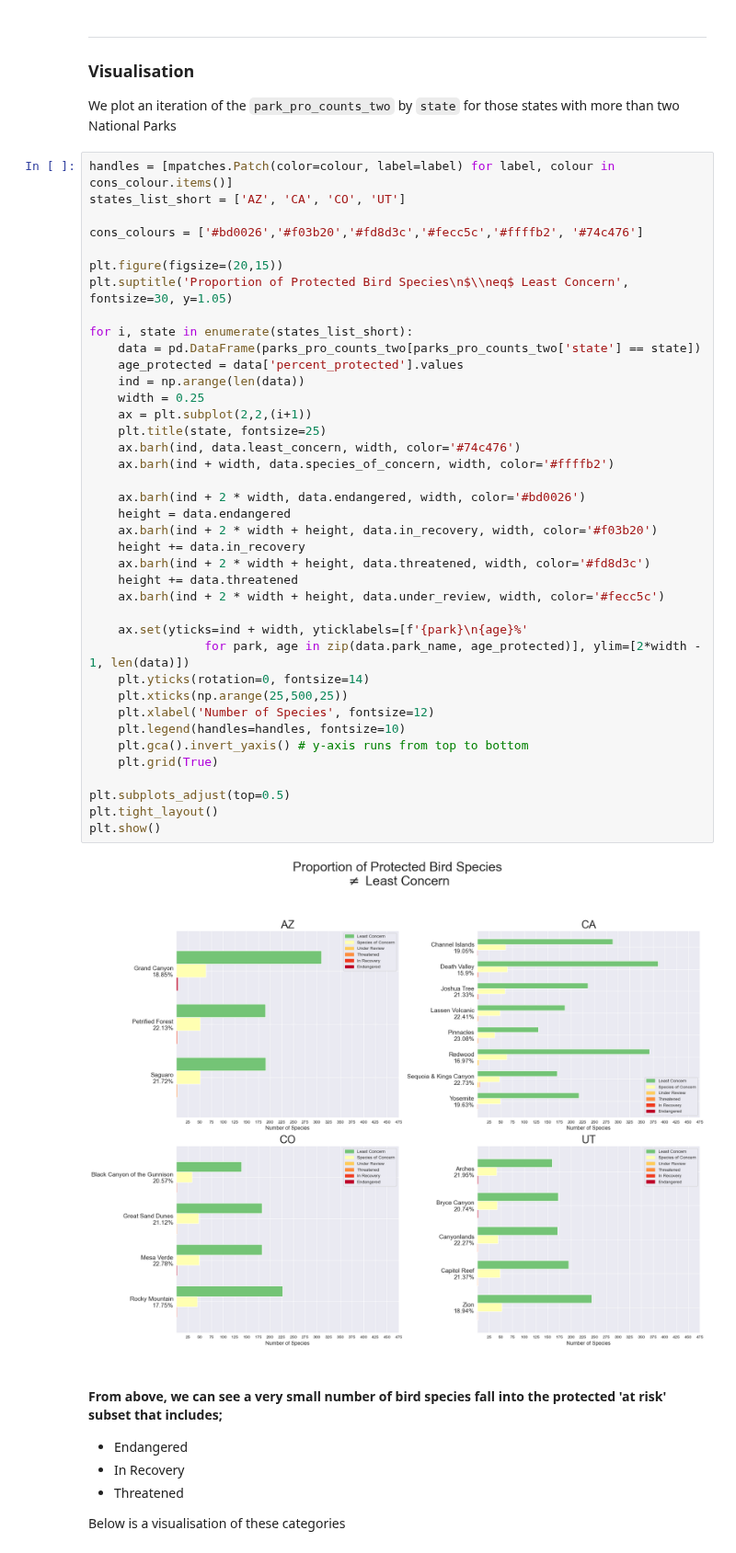
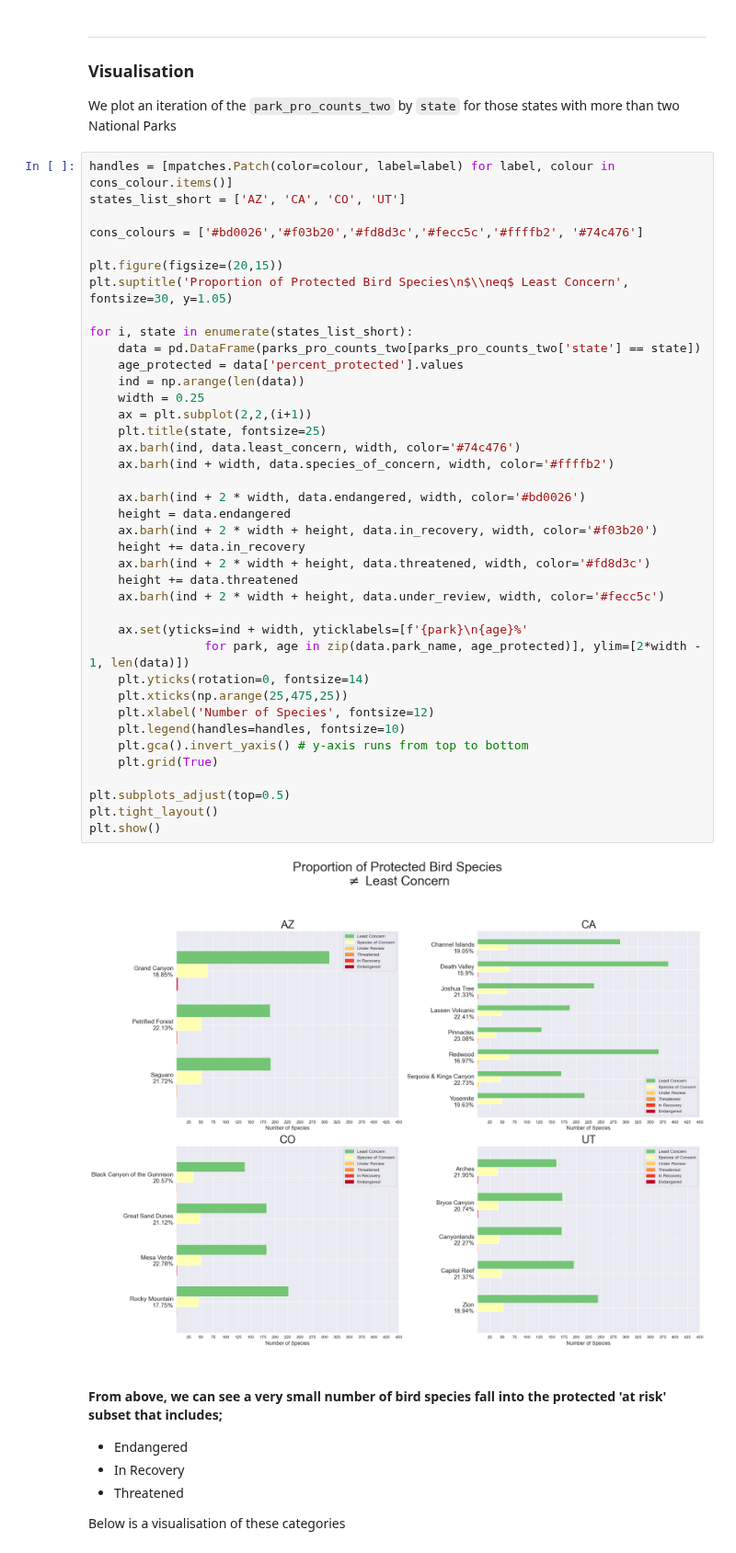
Before and after one commit to pineapple-bois/Biodiversity-In-National-Parks-Real-World, a Jupyter notebook: analysis.ipynb, the cells around one changed output. Shown at 92% size. Saved outputs shown, nothing was run; the diff lists cells and outputs as text.

```diff
--- a/analysis.ipynb
+++ b/analysis.ipynb
@@ -347,35 +347,35 @@ plt.suptitle('Proportion of Protected Bird Species\n$\\neq$ Least Concern', font
 for i, state in enumerate(states_list_short):
     data = pd.DataFrame(parks_pro_counts_two[parks_pro_counts_two['state'] == state])
     age_protected = data['percent_protected'].values
     ind = np.arange(len(data))
     width = 0.25
     ax = plt.subplot(2,2,(i+1))
     plt.title(state, fontsize=25)
     ax.barh(ind, data.least_concern, width, color='#74c476')
     ax.barh(ind + width, data.species_of_concern, width, color='#ffffb2')
 
     ax.barh(ind + 2 * width, data.endangered, width, color='#bd0026')
     height = data.endangered
     ax.barh(ind + 2 * width + height, data.in_recovery, width, color='#f03b20')
     height += data.in_recovery
     ax.barh(ind + 2 * width + height, data.threatened, width, color='#fd8d3c')
     height += data.threatened
     ax.barh(ind + 2 * width + height, data.under_review, width, color='#fecc5c')
 
     ax.set(yticks=ind + width, yticklabels=[f'{park}\n{age}%'
                 for park, age in zip(data.park_name, age_protected)], ylim=[2*width - 1, len(data)])
     plt.yticks(rotation=0, fontsize=14)
-    plt.xticks(np.arange(25,500,25))
+    plt.xticks(np.arange(25,475,25))
     plt.xlabel('Number of Species', fontsize=12)
     plt.legend(handles=handles, fontsize=10)
     plt.gca().invert_yaxis() # y-axis runs from top to bottom
     plt.grid(True)
 
 plt.subplots_adjust(top=0.5)
 plt.tight_layout()
 plt.show()
 # %% [output]
-[figure, old version]
+[figure, new version]
 # %% [markdown]
 #### From above, we can see a very small number of bird species fall into the protected 'at risk' subset that includes;
 - Endangered
```
Also changed, not shown: parts of 32 cells of this notebook.
